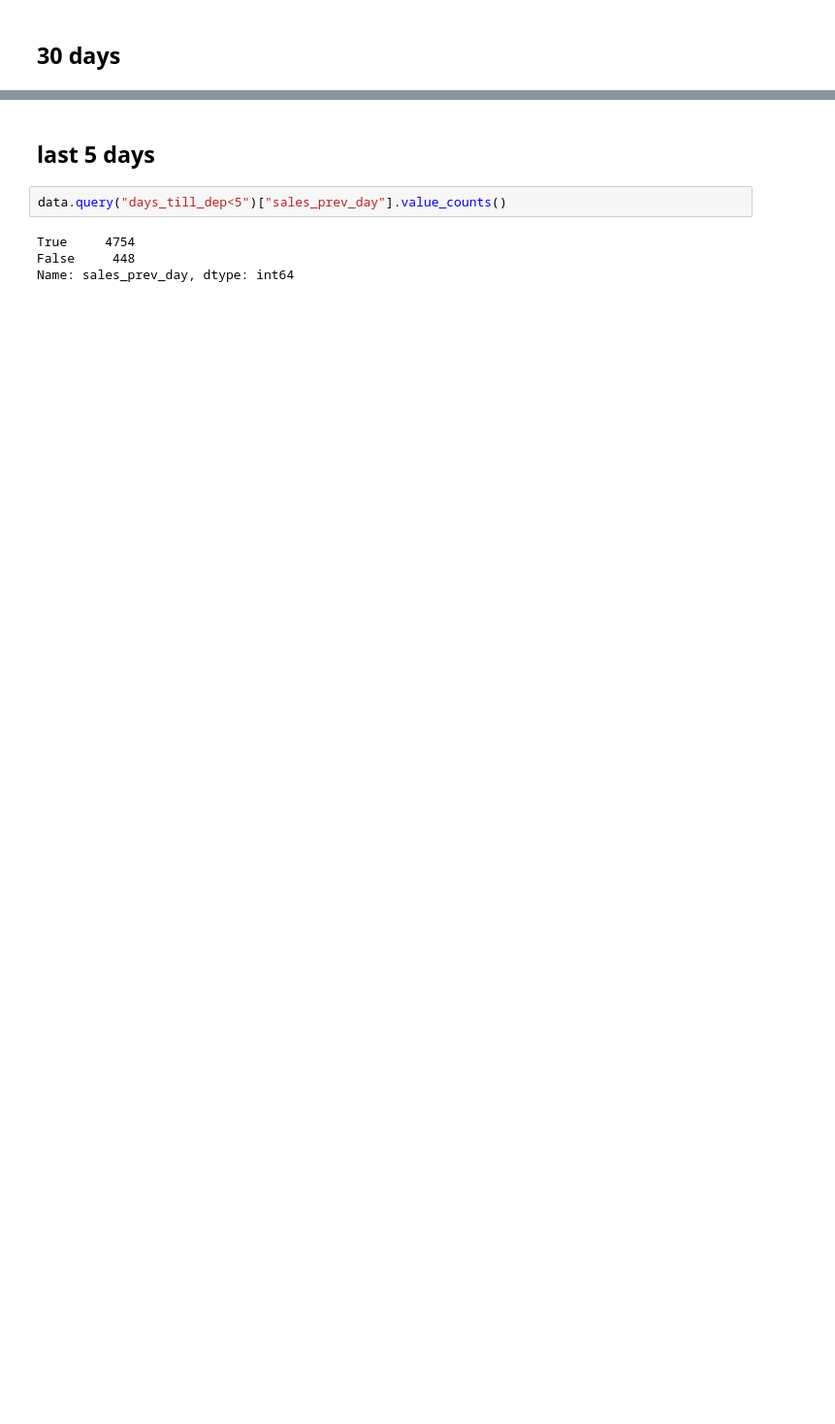
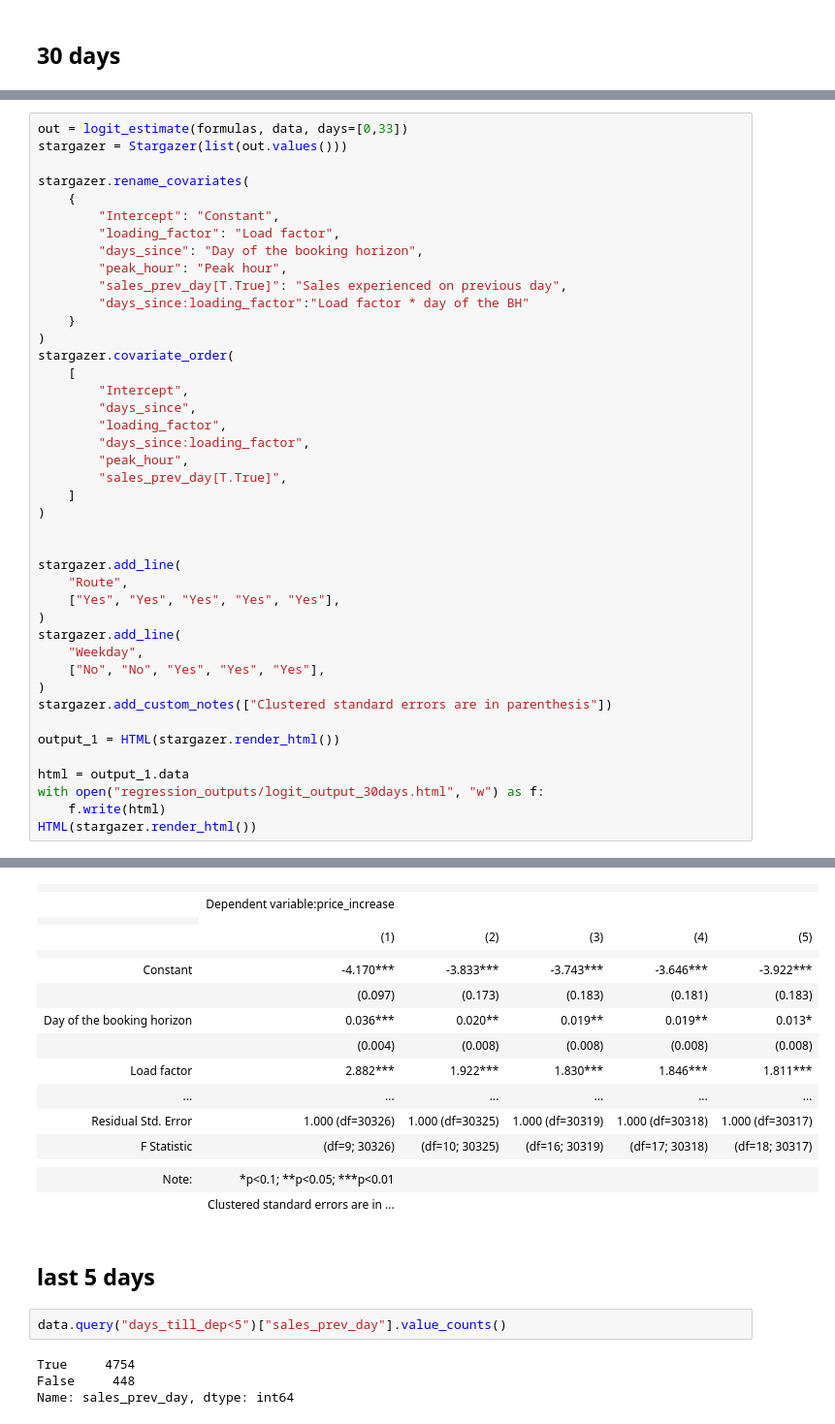
Before and after one commit to adamvig96/renfe-analysis, a Jupyter notebook: regression-models.ipynb, the cells around one changed output, grey strips where cells are left out. Shown at 97% size. Drawn from its saved outputs; the diff is of its cells as text; blank space fills up the shorter version.

Commit message:
logit models v2

```diff
--- a/regression-models.ipynb
+++ b/regression-models.ipynb
@@ -81,0 +79,43 @@ HTML(stargazer.render_html())
+# %%
+out = logit_estimate(formulas, data, days=[0,33])
+stargazer = Stargazer(list(out.values()))
+
+stargazer.rename_covariates(
+    {
+        "Intercept": "Constant",
+        "loading_factor": "Load factor",
+        "days_since": "Day of the booking horizon",
+        "peak_hour": "Peak hour",
+        "sales_prev_day[T.True]": "Sales experienced on previous day",
+        "days_since:loading_factor":"Load factor * day of the BH"
+    }
+)
+stargazer.covariate_order(
+    [
+        "Intercept",
+        "days_since",
+        "loading_factor",
+        "days_since:loading_factor",
+        "peak_hour",
+        "sales_prev_day[T.True]",
+    ]
+)
+
+
+stargazer.add_line(
+    "Route",
+    ["Yes", "Yes", "Yes", "Yes", "Yes"],
+)
+stargazer.add_line(
+    "Weekday",
+    ["No", "No", "Yes", "Yes", "Yes"],
+)
+stargazer.add_custom_notes(["Clustered standard errors are in parenthesis"])
+
+output_1 = HTML(stargazer.render_html())
+
+html = output_1.data
+with open("regression_outputs/logit_output_30days.html", "w") as f:
+    f.write(html)
+HTML(stargazer.render_html())
+# %% [output]
@@ -82,3 +137,19 @@ HTML(stargazer.render_html())
+|  |  |  |  |  |  |
+|  | Dependent variable:price_increase |  |  |  |  |
+|  |
+|  | (1) | (2) | (3) | (4) | (5) |
+|  |  |  |  |  |  |
+| Constant | -4.170*** | -3.833*** | -3.743*** | -3.646*** | -3.922*** |
+|  | (0.097) | (0.173) | (0.183) | (0.181) | (0.183) |
+| Day of the booking horizon | 0.036*** | 0.020** | 0.019** | 0.019** | 0.013* |
+|  | (0.004) | (0.008) | (0.008) | (0.008) | (0.008) |
+| Load factor | 2.882*** | 1.922*** | 1.830*** | 1.846*** | 1.811*** |
+| ... | ... | ... | ... | ... | ... |
+| Residual Std. Error | 1.000 (df=30326) | 1.000 (df=30325) | 1.000 (df=30319) | 1.000 (df=30318) | 1.000 (df=30317) |
+| F Statistic | (df=9; 30326) | (df=10; 30325) | (df=16; 30319) | (df=17; 30318) | (df=18; 30317) |
+|  |  |  |  |  |  |
+| Note: | *p<0.1; **p<0.05; ***p<0.01 |  |  |  |  |
+|  | Clustered standard errors are in ... |  |  |  |  |
 # %% [markdown]
 ## last 5 days
 # %%
```
Also changed, not shown: parts of 17 cells of this notebook, 13 other files.
